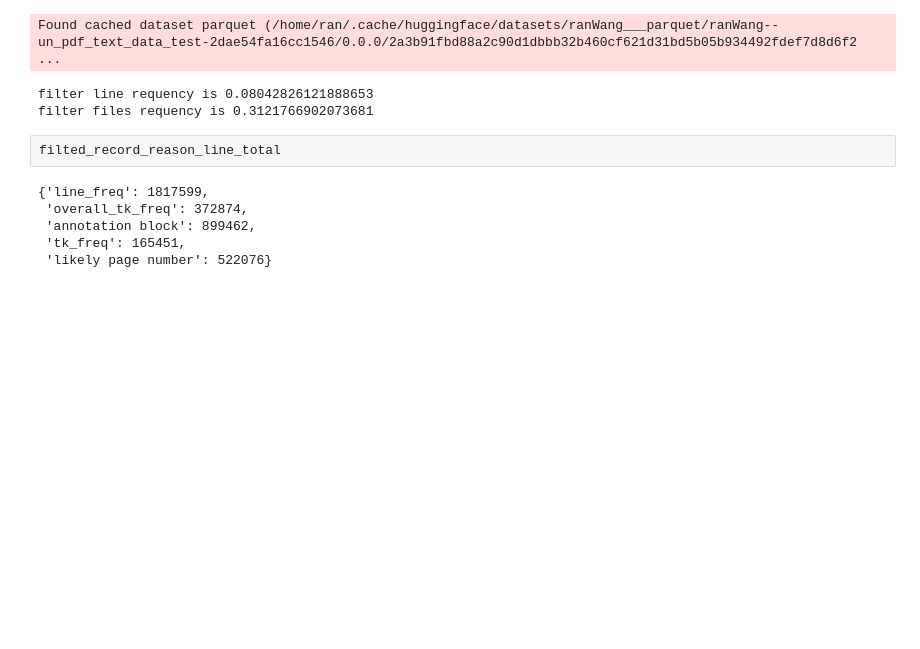
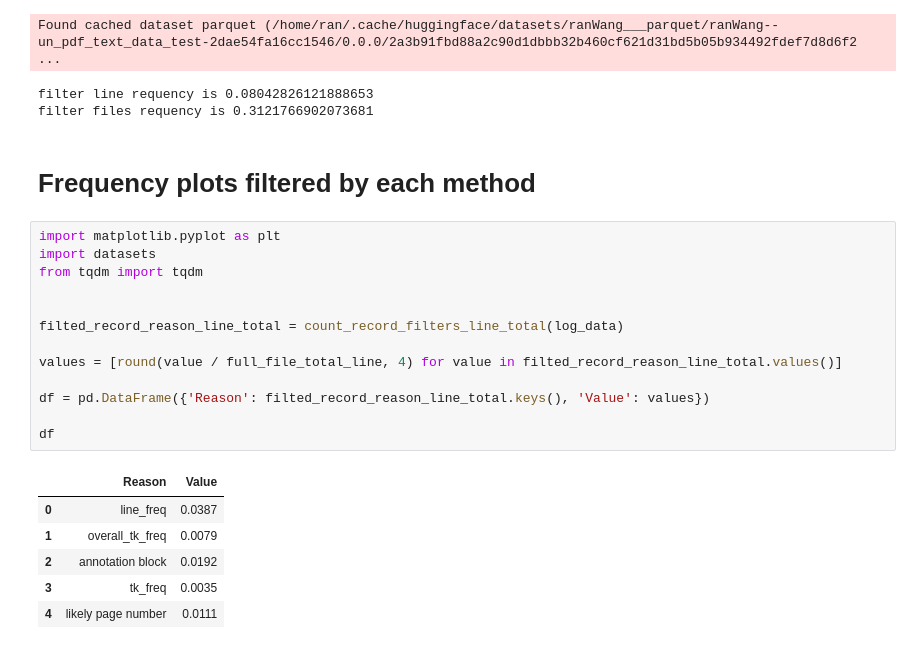
Before and after one commit to liyongsea/parallel_corpus_mnbvc, a Jupyter notebook: alignment/notebooks/view_filter_data_total.ipynb, the cells around one changed output. Saved outputs shown, nothing was run; the diff lists cells and outputs as text; blank space fills up the shorter version.

```diff
--- a/alignment/notebooks/view_filter_data_total.ipynb
+++ b/alignment/notebooks/view_filter_data_total.ipynb
@@ -217,11 +218,25 @@ print(f"filter files requency is {deleted_file_total / len(dataset)}")
 Found cached dataset parquet (/home/ran/.cache/huggingface/datasets/ranWang___parquet/ranWang--un_pdf_text_data_test-2dae54fa16cc1546/0.0.0/2a3b91fbd88a2c90d1dbbb32b460cf621d31bd5b05b934492fdef7d8d6f2 ...
 filter line requency is 0.08042826121888653
 filter files requency is 0.3121766902073681
-# %%
-filted_record_reason_line_total
-# %% [output]
-{'line_freq': 1817599,
- 'overall_tk_freq': 372874,
- 'annotation block': 899462,
- 'tk_freq': 165451,
- 'likely page number': 522076}
+# %% [markdown]
+# Frequency plots filtered by each method
+# %%
+import matplotlib.pyplot as plt
+import datasets
+from tqdm import tqdm
+
+
+filted_record_reason_line_total = count_record_filters_line_total(log_data)
+
+values = [round(value / full_file_total_line, 4) for value in filted_record_reason_line_total.values()]
+
+df = pd.DataFrame({'Reason': filted_record_reason_line_total.keys(), 'Value': values})
+
+df
+# %% [output]
+|  | Reason | Value |
+| 0 | line_freq | 0.0387 |
+| 1 | overall_tk_freq | 0.0079 |
+| 2 | annotation block | 0.0192 |
+| 3 | tk_freq | 0.0035 |
+| 4 | likely page number | 0.0111 |
```
Also changed, not shown: parts of 1 cell of this notebook.
